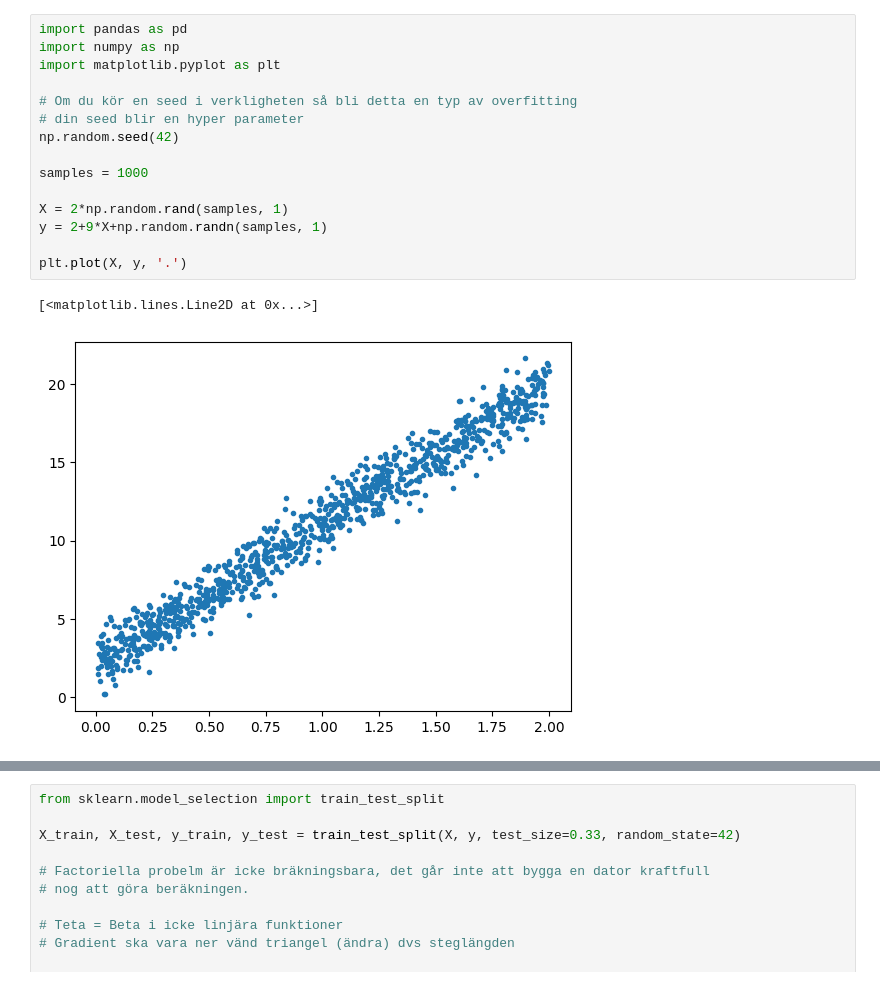
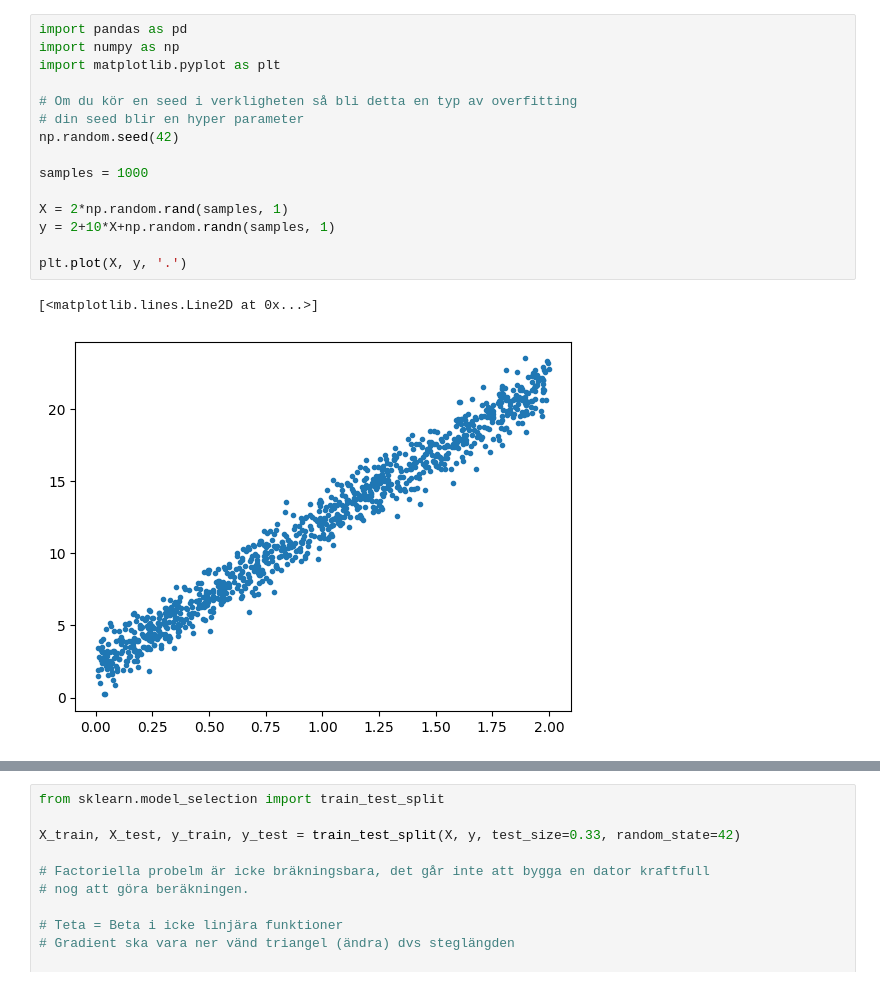
Before and after one commit to Adam-Teo/AT24-Machine-Learning-Adam-Teodorsson, a Jupyter notebook: Lectrue_notes/L05.ipynb, the cells around one changed output, grey strips where cells are left out. Drawn from its saved outputs; the diff is of its cells as text.

```diff
--- a/Lectrue_notes/L05.ipynb
+++ b/Lectrue_notes/L05.ipynb
@@ -1,21 +1,21 @@
 # %%
 import pandas as pd
 import numpy as np
 import matplotlib.pyplot as plt
 
 # Om du kör en seed i verkligheten så bli detta en typ av overfitting
 # din seed blir en hyper parameter
 np.random.seed(42)
 
 samples = 1000
 
 X = 2*np.random.rand(samples, 1)
-y = 2+9*X+np.random.randn(samples, 1)
+y = 2+10*X+np.random.randn(samples, 1)
 
 plt.plot(X, y, '.')
 # %% [output]
 [<matplotlib.lines.Line2D at 0x...>]
-[figure, old version]
+[figure, new version]
 # %%
 # Almost the same as columnstack, when dealing with 1D arrays it behaviese
 # almost identically
```
Also changed, not shown: parts of 1 cell of this notebook, 27 other files.
